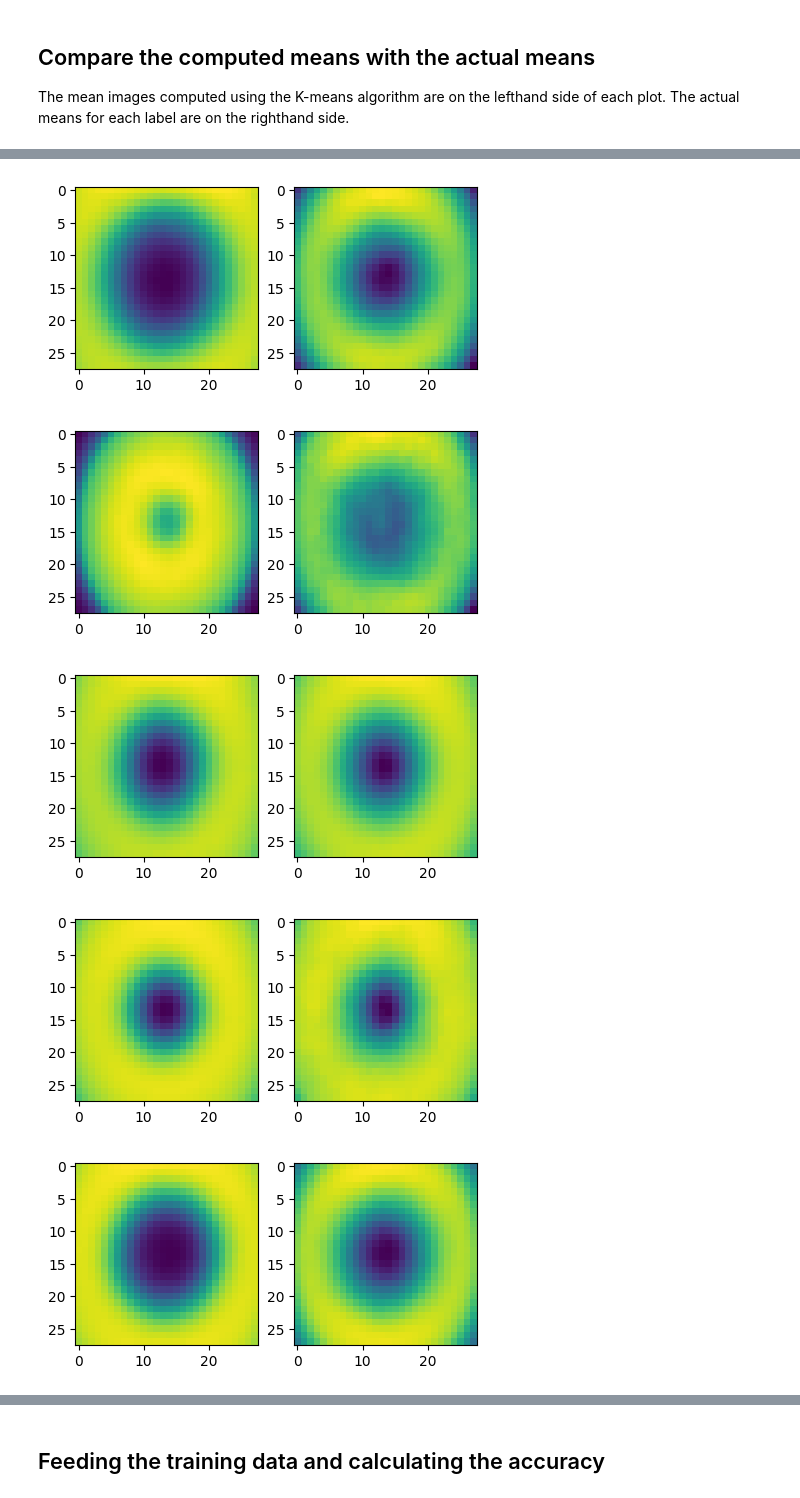
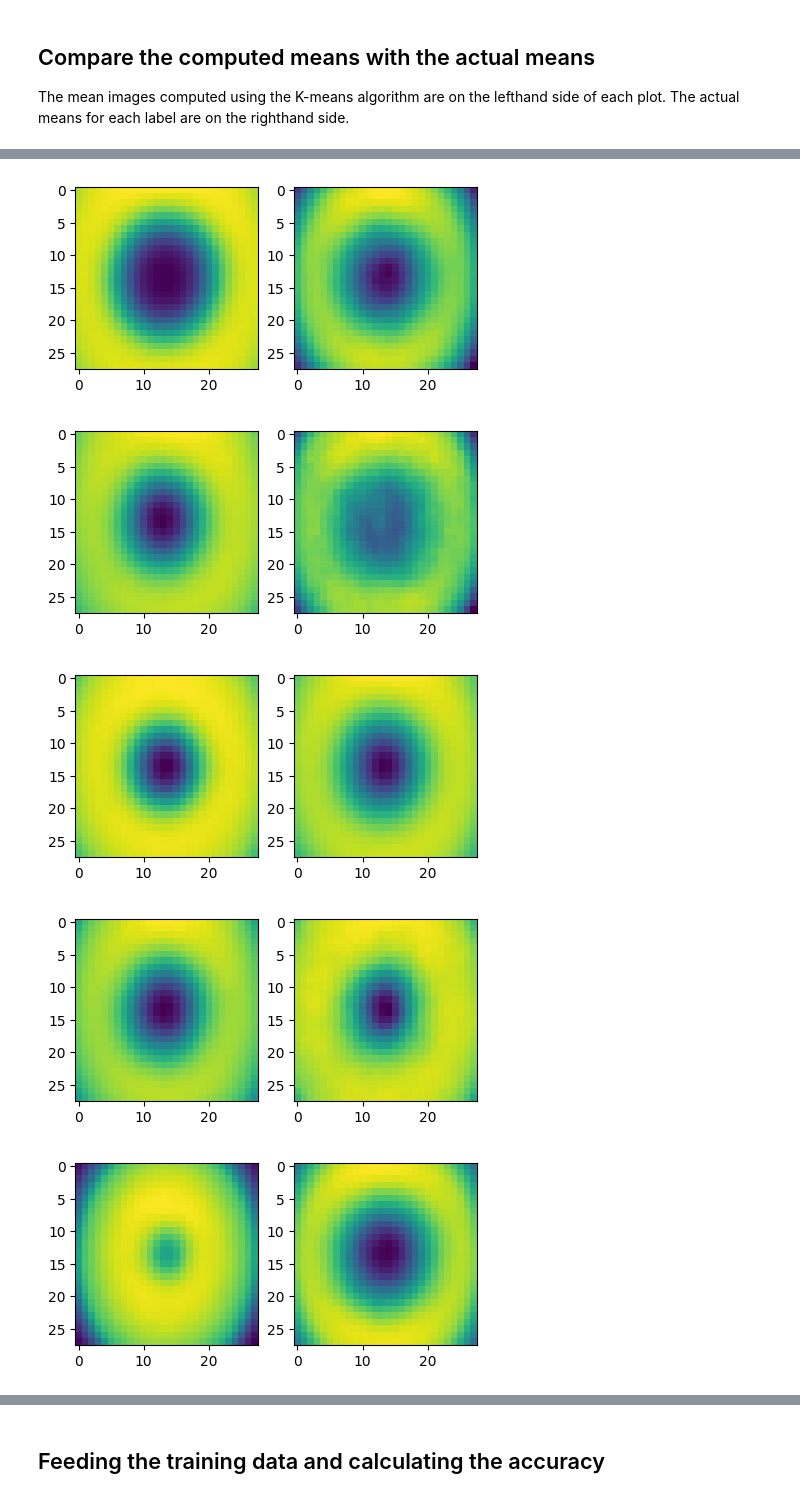
Before and after one commit to lusxvr/cogs118b_finalProject, a Jupyter notebook: kmeans.ipynb, the cells around one changed output, grey strips where cells are left out. Cells and saved outputs as stored; diff of their text form; code cells hidden in the pictures.

Commit message:
Added Mapping between calculated k-means centerns and actual diagnostic cathegories

```diff
--- a/kmeans.ipynb
+++ b/kmeans.ipynb
@@ -39,7 +39,7 @@ print(df) # Shape (#images, h*w+1) (here: (10015, 785))
 # %% [markdown]
 ## Displaying an image
 # %%
-def disp_img(data_vec):
+def disp_img(data_vec, colorbar=False):
     # Handle the cases of whether the label for an image is provided or not
     if math.sqrt(np.size(data_vec)) != int(math.sqrt(np.size(data_vec))):
         img_label = data_vec[-1]
@@ -53,6 +53,8 @@ def disp_img(data_vec):
     img_mat = np.reshape(np.array(img_vec), (dimension, dimension))
 
     plt.imshow(img_mat)
+    if colorbar:
+        plt.colorbar()
     plt.show()
 
 
@@ -134,0 +139,4 @@ for i in range(len(img_index_group)):
+# %%
+df_train = pd.concat((df.iloc[img_index_group_split[i][0]] for i in range(len(img_index_group))))
+#df_train.sort_index(axis=0, inplace=True)
+print(df_train)
@@ -153,7 +179,7 @@ classes = 7 # Number of diagnostical categories
 max_iterations = 1000
 
 
-images = df.to_numpy()
+images = df_train.to_numpy()
 # Remove the labels
 images = images[:, 0:-1]  # arr: Shape: (#images, #pixels)
 
@@ -179,0 +208,7 @@ for iter in range(max_iterations):
+# %%
+mean = []
+
+for i in range(len(img_index_group)):
+    mean.append(np.mean(df_train.loc[img_index_group_split[i][0]].iloc[:, :-1], axis=0))
+    #mean[i] = mean[i][:-1]
+    print(mean[i])
@@ -181,11 +234,7 @@ for iter in range(max_iterations):
 ## Compare the computed means with the actual means
 The mean images computed using the K-means algorithm are on the lefthand side of each plot. The actual means for each label are on the righthand side.
 # %%
-mean = []
-
 for i in range(len(img_index_group)):
-    mean.append(np.mean(df.loc[img_index_group[i]], axis=0))
-
     fig = plt.figure(figsize=(8, 8))
     plt.subplot(1, 3, 1)
     plt.imshow(np.reshape(k_mus[i], (28, 28)))
@@ -197,5 +246,5 @@ for i in range(len(img_index_group)):
-[figure, old version]
+[figure, new version]
-[figure, old version]
+[figure, new version]
-[figure, old version]
+[figure, new version]
-[figure, old version]
+[figure, new version]
-[figure, old version]
+[figure, new version]
```
Also changed, not shown: parts of 9 cells of this notebook.
